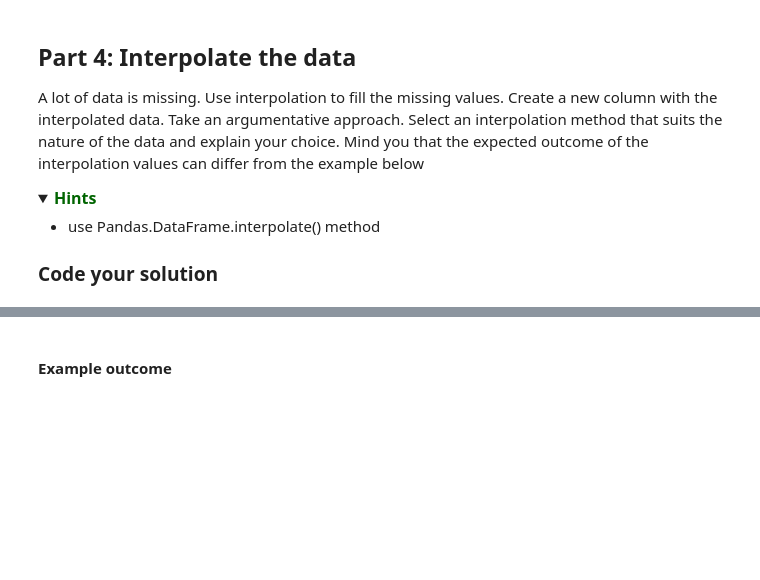
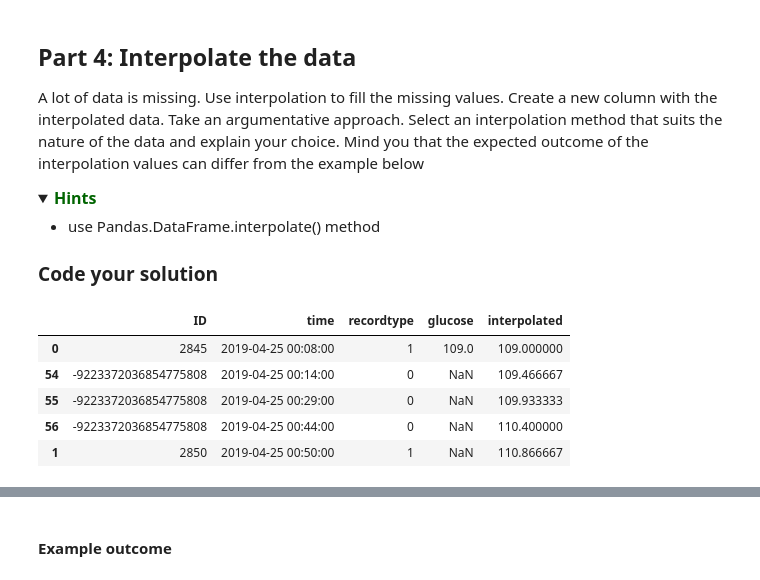
Before and after one commit to stijn-arends/BFVM19PROG1, a Jupyter notebook: assessments/Assignment_week_02.ipynb, the cells around one changed output, grey strips where cells are left out. Drawn from its saved outputs; the diff is of its cells as text; code cells hidden in the pictures; folded sections open; blank space fills up the shorter version.

Commit message:
Finished the assignment until part 5, and created a plot for part 5.

```diff
--- a/assessments/Assignment_week_02.ipynb
+++ b/assessments/Assignment_week_02.ipynb
@@ -78,0 +114,9 @@ Make sure that your dataset is sorted by the time column
+# %%
+# CODE YOUR SOLUTION HERE
+df_glucose.sort_values("time", inplace = True)
+
+df_glucose["ID"] = df_glucose["ID"].astype("int64")
+df_glucose["time"] = df_glucose["time"].astype("datetime64")
+df_glucose["glucose"] = pd.to_numeric(df_glucose["glucose"], errors = 'coerce').astype("float64")
+
+df_glucose.dtypes
@@ -132,0 +208,13 @@ A lot of data is missing. Use interpolation to fill the missing values. Create a
+# %%
+#CODE YOUR SOLUTION HERE
+# Interpolate the missing data from the glucose column and assign it to a new column
+df_glucose["interpolated"] = df_glucose['glucose'].interpolate(method = 'linear', limit_direction = 'forward')
+
+df_glucose.head()
+# %% [output]
+|  | ID | time | recordtype | glucose | interpolated |
+| 0 | 2845 | 2019-04-25 00:08:00 | 1 | 109.0 | 109.000000 |
+| 54 | -9223372036854775808 | 2019-04-25 00:14:00 | 0 | NaN | 109.466667 |
+| 55 | -9223372036854775808 | 2019-04-25 00:29:00 | 0 | NaN | 109.933333 |
+| 56 | -9223372036854775808 | 2019-04-25 00:44:00 | 0 | NaN | 110.400000 |
+| 1 | 2850 | 2019-04-25 00:50:00 | 1 | NaN | 110.866667 |
```
Also changed, not shown: parts of 13 cells of this notebook.
